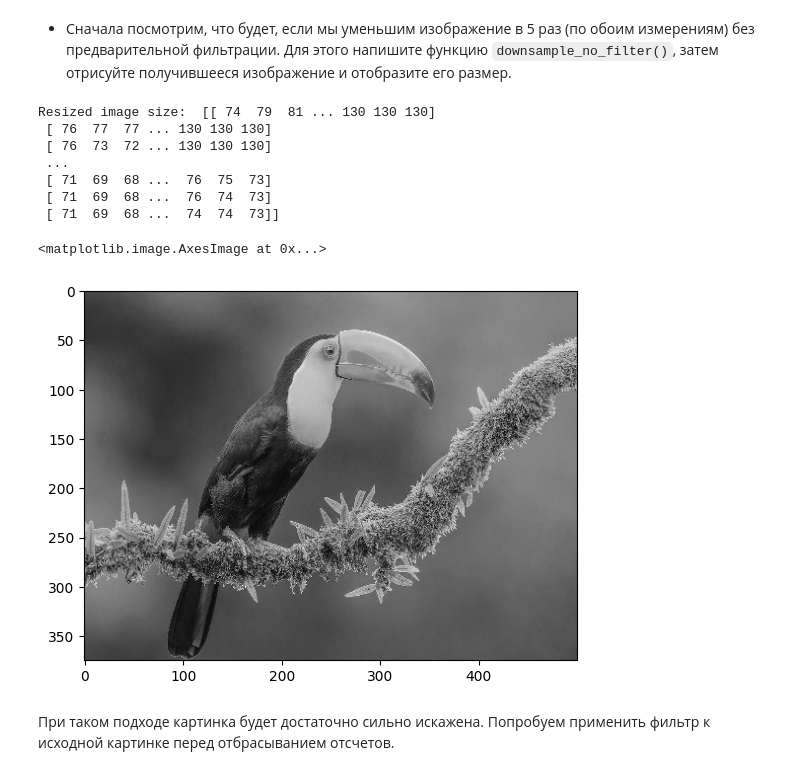
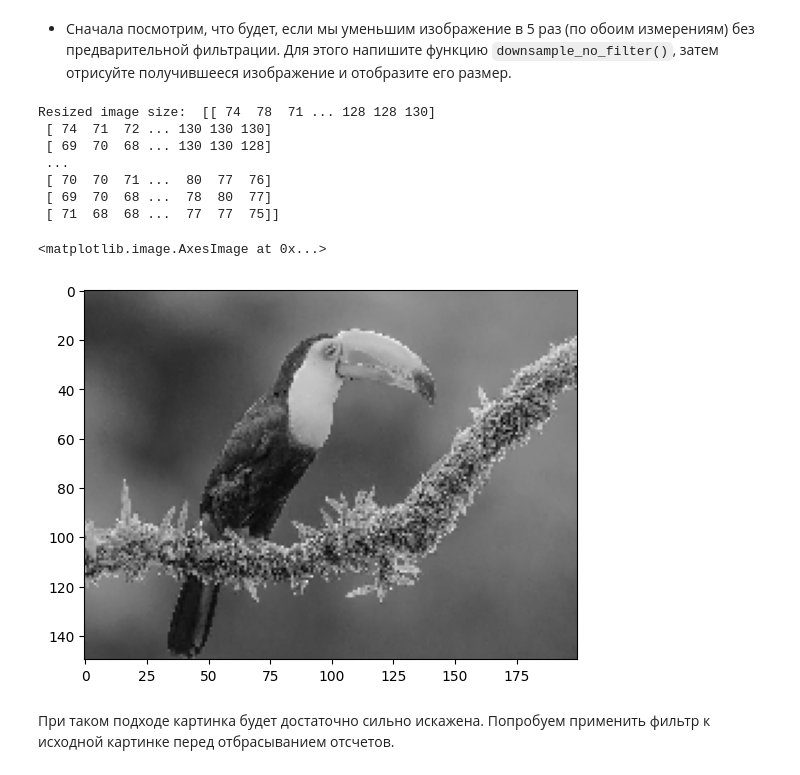
Before and after one commit to Kyushuki/image-processing_study, a Jupyter notebook: assignments/resize/02_resize_task.ipynb, the cells around one changed output. Cells and saved outputs as stored; diff of their text form; code cells hidden in the pictures.

Commit message:
downsampling в 5 раз и tests
в функции downsample_no_filter() по умолчанию стоит c=5

```diff
--- a/assignments/resize/02_resize_task.ipynb
+++ b/assignments/resize/02_resize_task.ipynb
@@ -11,29 +11,29 @@
 # %%
 import IPython
 import numpy as np
 from matplotlib import pyplot as plt
 from PIL import Image
 import importlib
 import resize_funcs as rf
 # Метод convert('L') конвертирует цветную картинку в черно-белую
 img = np.array(Image.open('.\\data\\toucan.jpeg').convert('L'))
 # img = np.random.randint(0,255,(15,35))
 plt.imshow(img, cmap='gray')
 importlib.reload(rf)
 # YOUR CODE HERE
-img_down = rf.downsample_no_filter(img,f=2)
+img_down = rf.downsample_no_filter(img)
 print("Resized image size: ", img_down)
 plt.imshow(img_down,cmap='gray')
 # %% [output]
-Resized image size:  [[ 74  79  81 ... 130 130 130]
- [ 76  77  77 ... 130 130 130]
- [ 76  73  72 ... 130 130 130]
+Resized image size:  [[ 74  78  71 ... 128 128 130]
+ [ 74  71  72 ... 130 130 130]
+ [ 69  70  68 ... 130 130 128]
  ...
- [ 71  69  68 ...  76  75  73]
- [ 71  69  68 ...  76  74  73]
- [ 71  69  68 ...  74  74  73]]
+ [ 70  70  71 ...  80  77  76]
+ [ 69  70  68 ...  78  80  77]
+ [ 71  68  68 ...  77  77  75]]
 <matplotlib.image.AxesImage at 0x...>
-[figure, old version]
+[figure, new version]
 # %% [markdown]
 При таком подходе картинка будет достаточно сильно искажена. Попробуем применить фильтр к исходной картинке перед отбрасыванием отсчетов.
 # %% [markdown]
```
Also changed, not shown: parts of 2 cells of this notebook, 3 other files.
